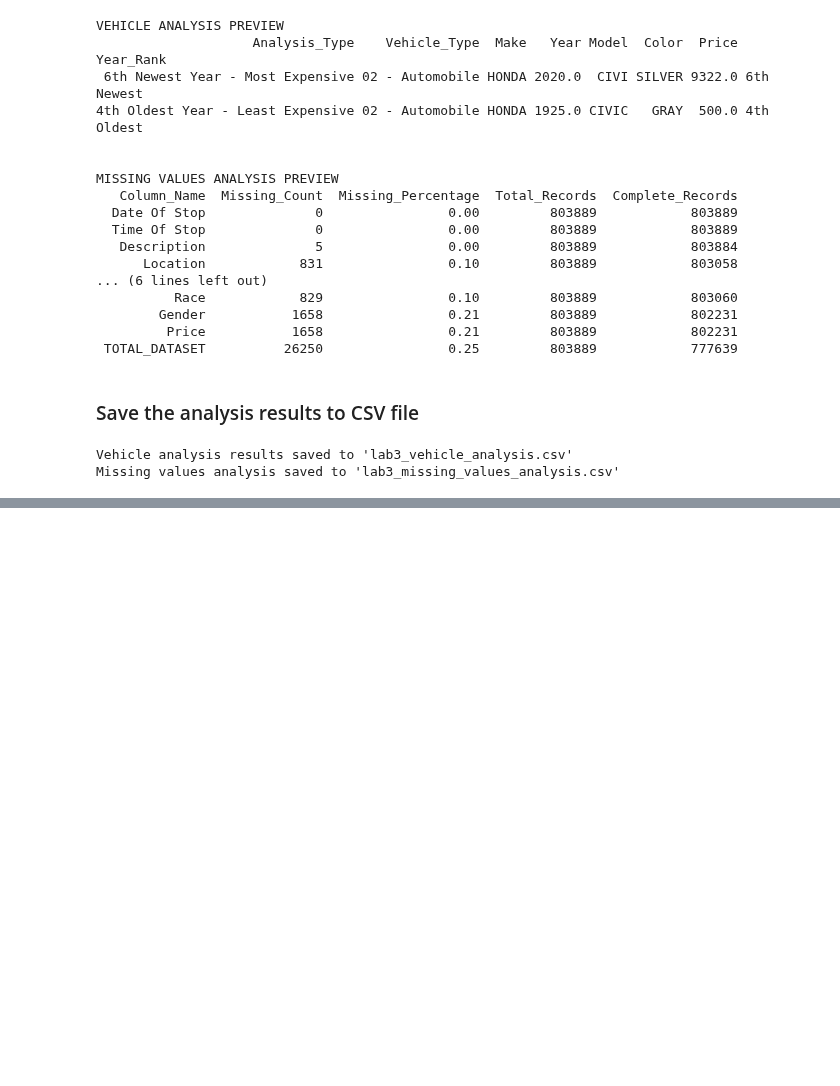
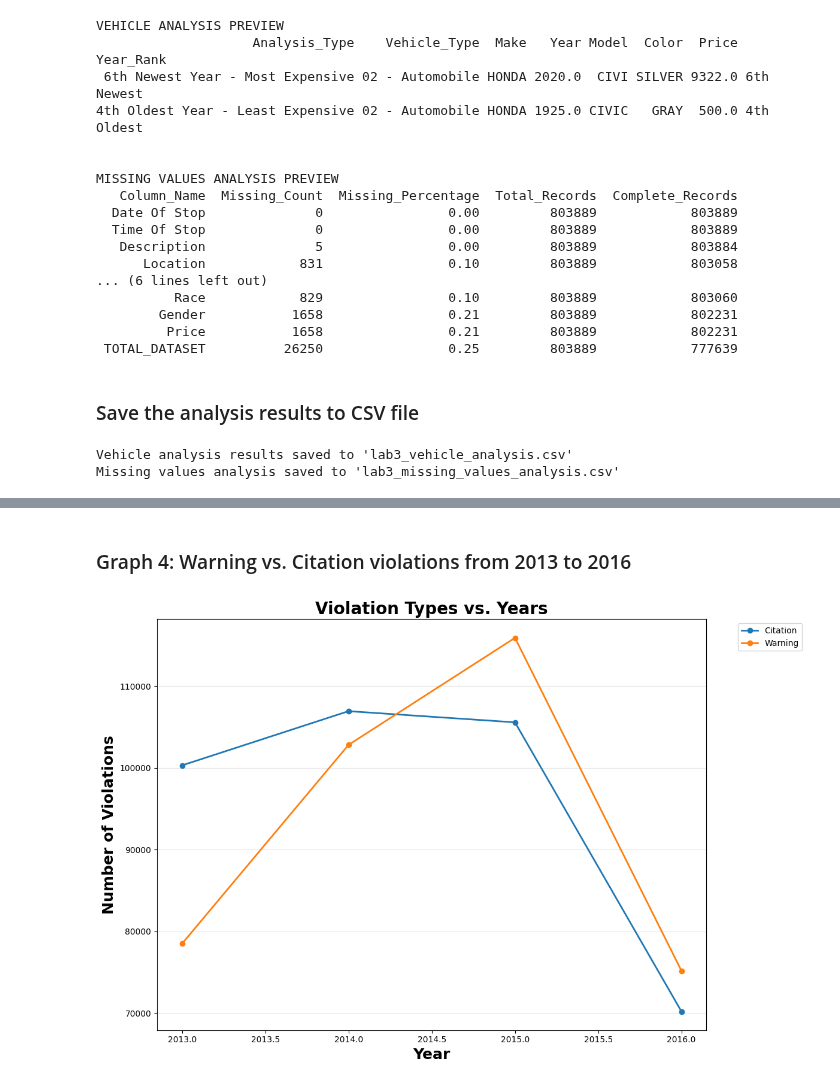
Before and after one commit to orchlonn/CS-456, a Jupyter notebook: Labs/Lab-3/Lab3.ipynb, the cells around one changed output, grey strips where cells are left out. Saved outputs shown, nothing was run; the diff lists cells and outputs as text; code cells hidden in the pictures; blank space fills up the shorter version.

```diff
--- a/Labs/Lab-3/Lab3.ipynb
+++ b/Labs/Lab-3/Lab3.ipynb
@@ -241,0 +365,40 @@ Missing values analysis saved to 'lab3_missing_values_analysis.csv'
+# %% [markdown]
+### Graph 4: Warning vs. Citation violations from 2013 to 2016
+# %%
+# Clean the data and prepare for violation type analysis
+df_clean = df.dropna(subset=['Violation Type', 'Date Of Stop']).copy()
+
+# Convert Date Of Stop to datetime
+df_clean['Date Of Stop'] = pd.to_datetime(df_clean['Date Of Stop'], errors='coerce')
+
+# Extract year from the date
+df_clean['Year'] = df_clean['Date Of Stop'].dt.year
+
+# Filter realistic years (2013-2016 based on the dataset description)
+df_clean = df_clean[(df_clean['Year'] >= 2013) & (df_clean['Year'] <= 2016)].copy()
+
+# Get the top violation types by frequency
+top_violations = df_clean['Violation Type'].value_counts().head()[:2]
+
+# Create a pivot table to get violation counts by year and violation type
+violation_yearly = df_clean.groupby(['Year', 'Violation Type']).size().unstack(fill_value=0)
+
+# Keep only the top violation types
+violation_yearly = violation_yearly[top_violations.index]
+
+# Creating a line graph
+plt.figure(figsize=(12, 8))
+
+for violation_type in violation_yearly.columns:
+    plt.plot(violation_yearly.index, violation_yearly[violation_type], '-',
+             label=violation_type, linewidth=2, marker='o', markersize=6)
+
+plt.title('Violation Types vs. Years', fontsize=20, fontweight='bold')
+plt.xlabel('Year', fontsize=18, fontweight='bold')
+plt.ylabel('Number of Violations', fontsize=18, fontweight='bold')
+plt.legend(bbox_to_anchor=(1.05, 1), loc='upper left')
+plt.grid(axis='y', alpha=0.3)
+plt.tight_layout()
+plt.show()
+# %% [output]
+[figure, added]
```
Also changed, not shown: parts of 9 cells of this notebook.
